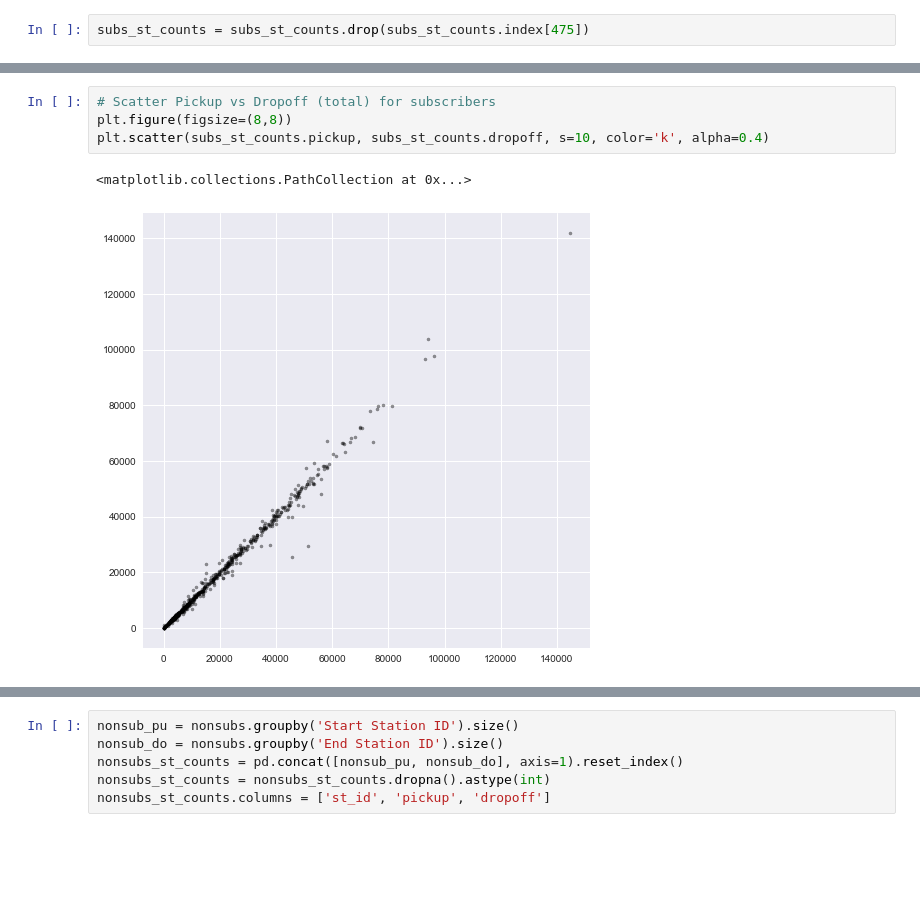
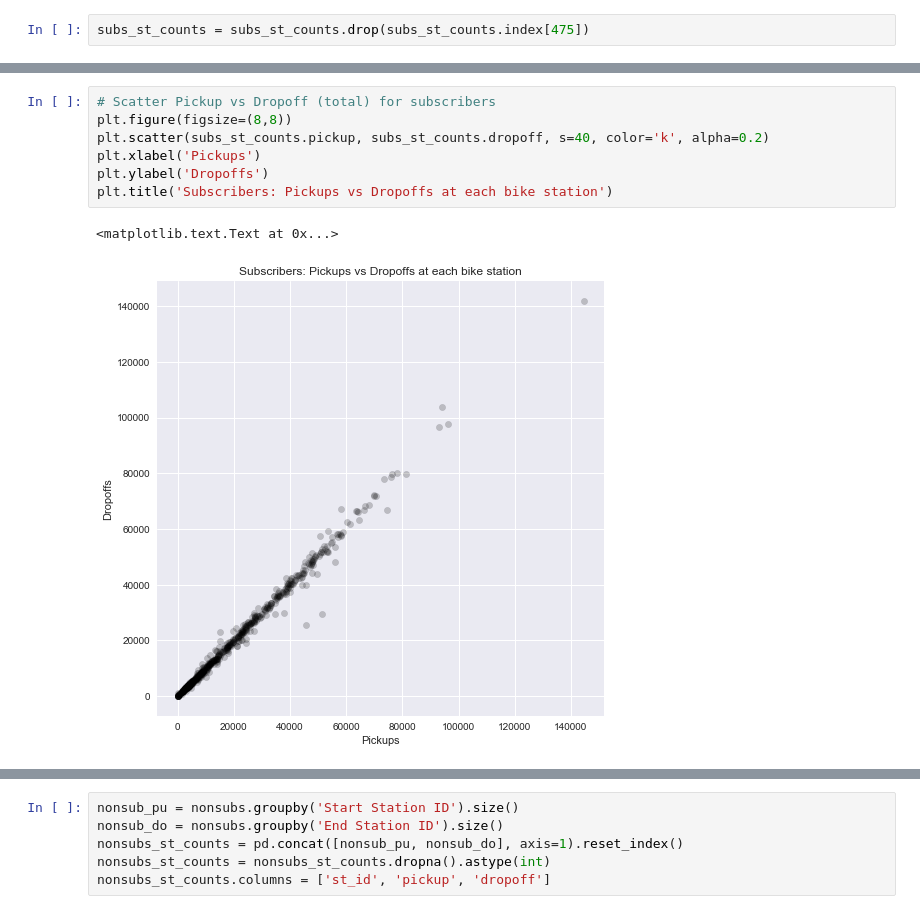
Before and after one commit to TangoJP/springboard, a Jupyter notebook: citibike_analysis3.ipynb, the cells around one changed output, grey strips where cells are left out. Cells and saved outputs as stored; diff of their text form; blank space fills up the shorter version.

```diff
--- a/citibike_analysis3.ipynb
+++ b/citibike_analysis3.ipynb
@@ -170,10 +194,13 @@ plt.tight_layout()
 # %%
 # Scatter Pickup vs Dropoff (total) for subscribers
 plt.figure(figsize=(8,8))
-plt.scatter(subs_st_counts.pickup, subs_st_counts.dropoff, s=10, color='k', alpha=0.4)
+plt.scatter(subs_st_counts.pickup, subs_st_counts.dropoff, s=40, color='k', alpha=0.2)
+plt.xlabel('Pickups')
+plt.ylabel('Dropoffs')
+plt.title('Subscribers: Pickups vs Dropoffs at each bike station')
 # %% [output]
-<matplotlib.collections.PathCollection at 0x...>
+<matplotlib.text.Text at 0x...>
-[figure, old version]
+[figure, new version]
 # %%
 # Scatter Pickup vs Dropoff (total) for subscribers
 plt.figure(figsize=(8,8))
```
Also changed, not shown: parts of 18 cells of this notebook, 2 other files.
